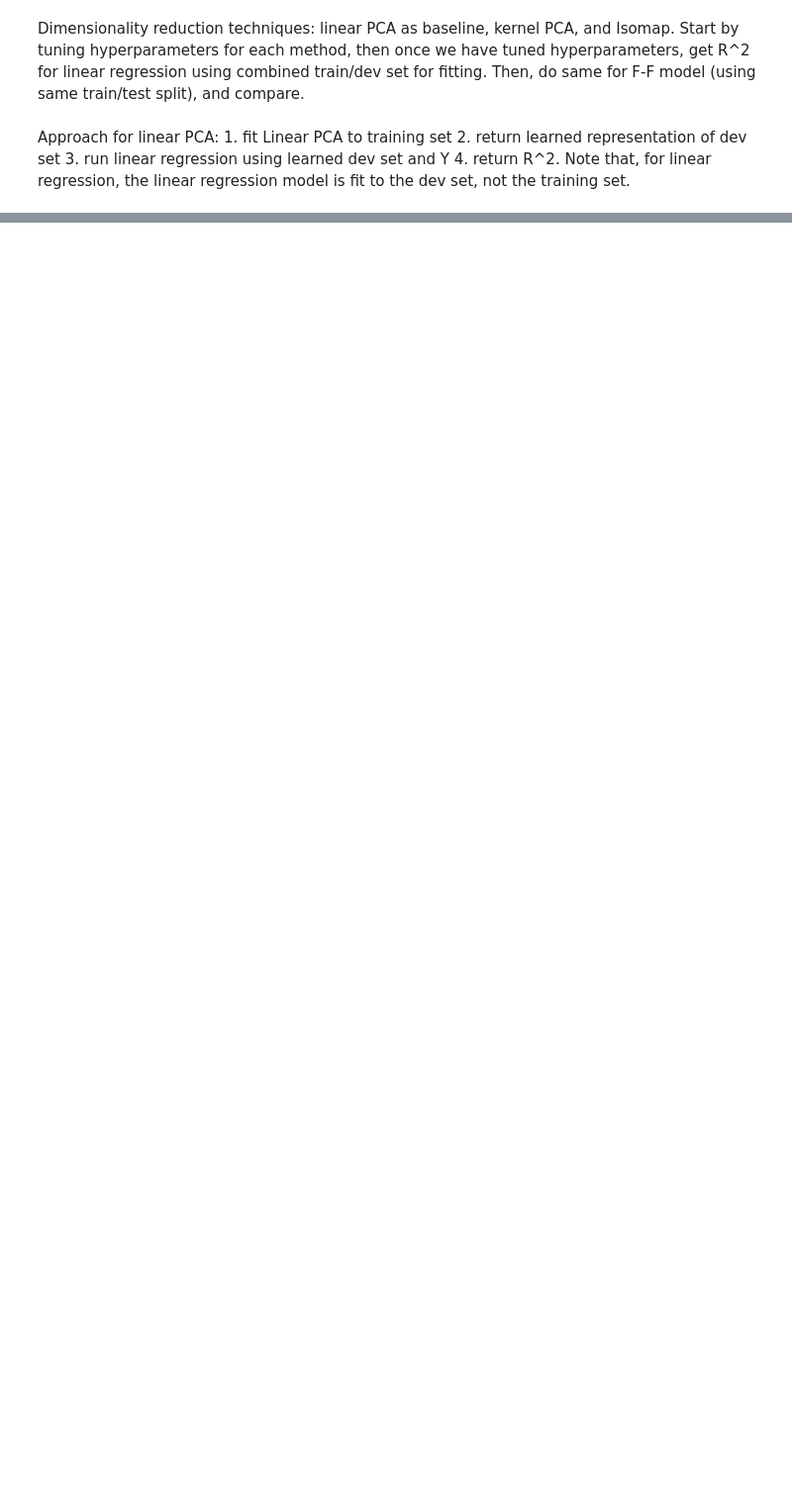
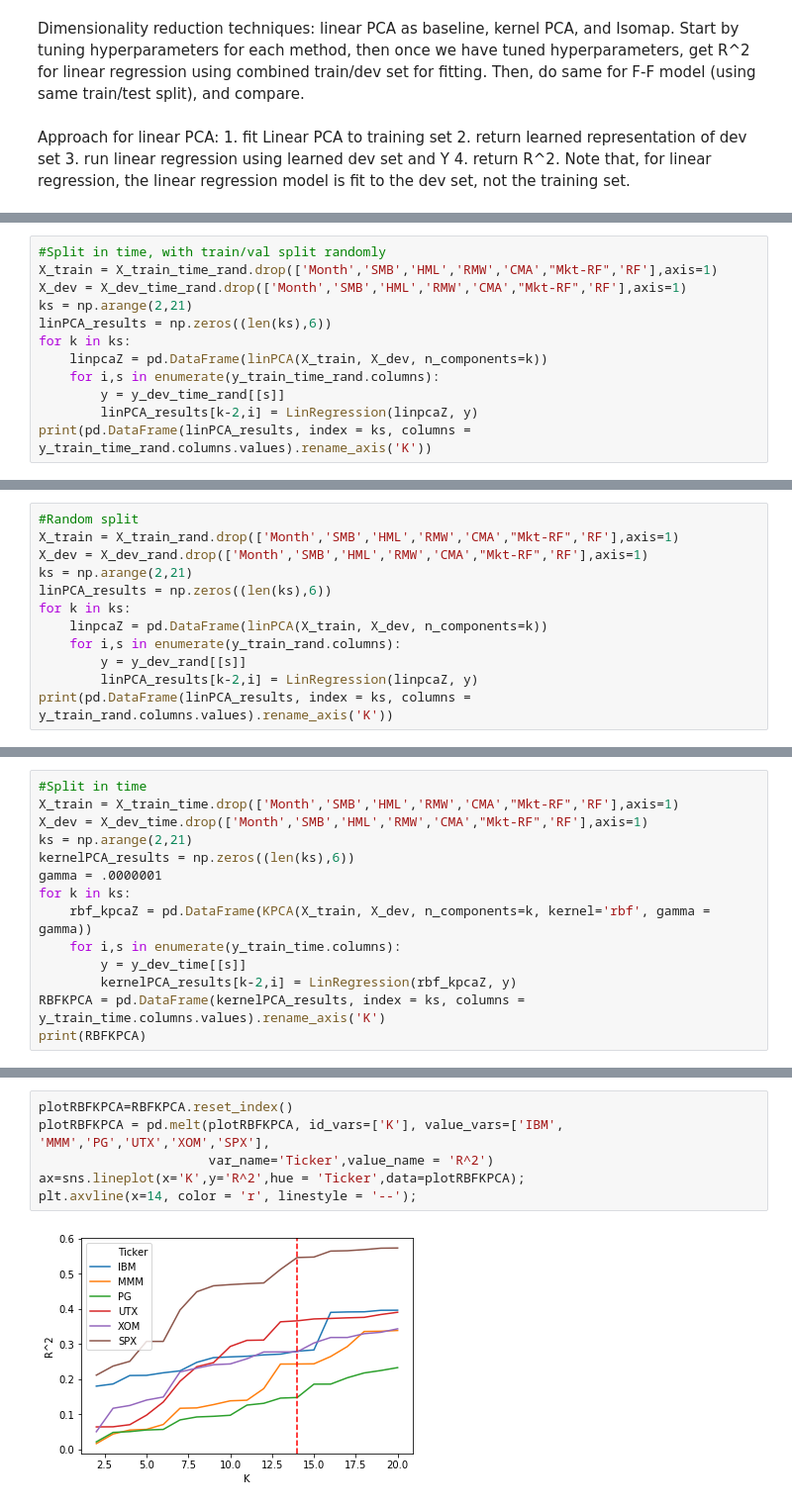
Before and after one commit to jgdenby/PortfolioFactorAnalysis, a Jupyter notebook: PortfolioFactorAnalysis.ipynb, the cells around one changed output, grey strips where cells are left out. Shown at 99% size. Cells and saved outputs as stored; diff of their text form; blank space fills up the shorter version.

```diff
--- a/PortfolioFactorAnalysis.ipynb
+++ b/PortfolioFactorAnalysis.ipynb
@@ -616,0 +608,12 @@ array([[0.        , 0.        , 0.        , 0.        , 0.        ],
+# %%
+#Split in time, with train/val split randomly
+X_train = X_train_time_rand.drop(['Month','SMB','HML','RMW','CMA',"Mkt-RF",'RF'],axis=1)
+X_dev = X_dev_time_rand.drop(['Month','SMB','HML','RMW','CMA',"Mkt-RF",'RF'],axis=1)
+ks = np.arange(2,21)
+linPCA_results = np.zeros((len(ks),6))
+for k in ks:
+    linpcaZ = pd.DataFrame(linPCA(X_train, X_dev, n_components=k))
+    for i,s in enumerate(y_train_time_rand.columns):
+        y = y_dev_time_rand[[s]]
+        linPCA_results[k-2,i] = LinRegression(linpcaZ, y)
+print(pd.DataFrame(linPCA_results, index = ks, columns = y_train_time_rand.columns.values).rename_axis('K'))
@@ -616,0 +638,12 @@ array([[0.        , 0.        , 0.        , 0.        , 0.        ],
+# %%
+#Random split
+X_train = X_train_rand.drop(['Month','SMB','HML','RMW','CMA',"Mkt-RF",'RF'],axis=1)
+X_dev = X_dev_rand.drop(['Month','SMB','HML','RMW','CMA',"Mkt-RF",'RF'],axis=1)
+ks = np.arange(2,21)
+linPCA_results = np.zeros((len(ks),6))
+for k in ks:
+    linpcaZ = pd.DataFrame(linPCA(X_train, X_dev, n_components=k))
+    for i,s in enumerate(y_train_rand.columns):
+        y = y_dev_rand[[s]]
+        linPCA_results[k-2,i] = LinRegression(linpcaZ, y)
+print(pd.DataFrame(linPCA_results, index = ks, columns = y_train_rand.columns.values).rename_axis('K'))
@@ -616,0 +670,14 @@ array([[0.        , 0.        , 0.        , 0.        , 0.        ],
+# %%
+#Split in time
+X_train = X_train_time.drop(['Month','SMB','HML','RMW','CMA',"Mkt-RF",'RF'],axis=1)
+X_dev = X_dev_time.drop(['Month','SMB','HML','RMW','CMA',"Mkt-RF",'RF'],axis=1)
+ks = np.arange(2,21)
+kernelPCA_results = np.zeros((len(ks),6))
+gamma = .0000001
+for k in ks:
+    rbf_kpcaZ = pd.DataFrame(KPCA(X_train, X_dev, n_components=k, kernel='rbf', gamma = gamma))
+    for i,s in enumerate(y_train_time.columns):
+        y = y_dev_time[[s]]
+        kernelPCA_results[k-2,i] = LinRegression(rbf_kpcaZ, y)
+RBFKPCA = pd.DataFrame(kernelPCA_results, index = ks, columns = y_train_time.columns.values).rename_axis('K')
+print(RBFKPCA)
@@ -616,0 +702,8 @@ array([[0.        , 0.        , 0.        , 0.        , 0.        ],
+# %%
+plotRBFKPCA=RBFKPCA.reset_index()
+plotRBFKPCA = pd.melt(plotRBFKPCA, id_vars=['K'], value_vars=['IBM', 'MMM','PG','UTX','XOM','SPX'],
+                      var_name='Ticker',value_name = 'R^2')
+ax=sns.lineplot(x='K',y='R^2',hue = 'Ticker',data=plotRBFKPCA);
+plt.axvline(x=14, color = 'r', linestyle = '--');
+# %% [output]
+[figure, added]
```
Also changed, not shown: parts of 38 cells of this notebook.
